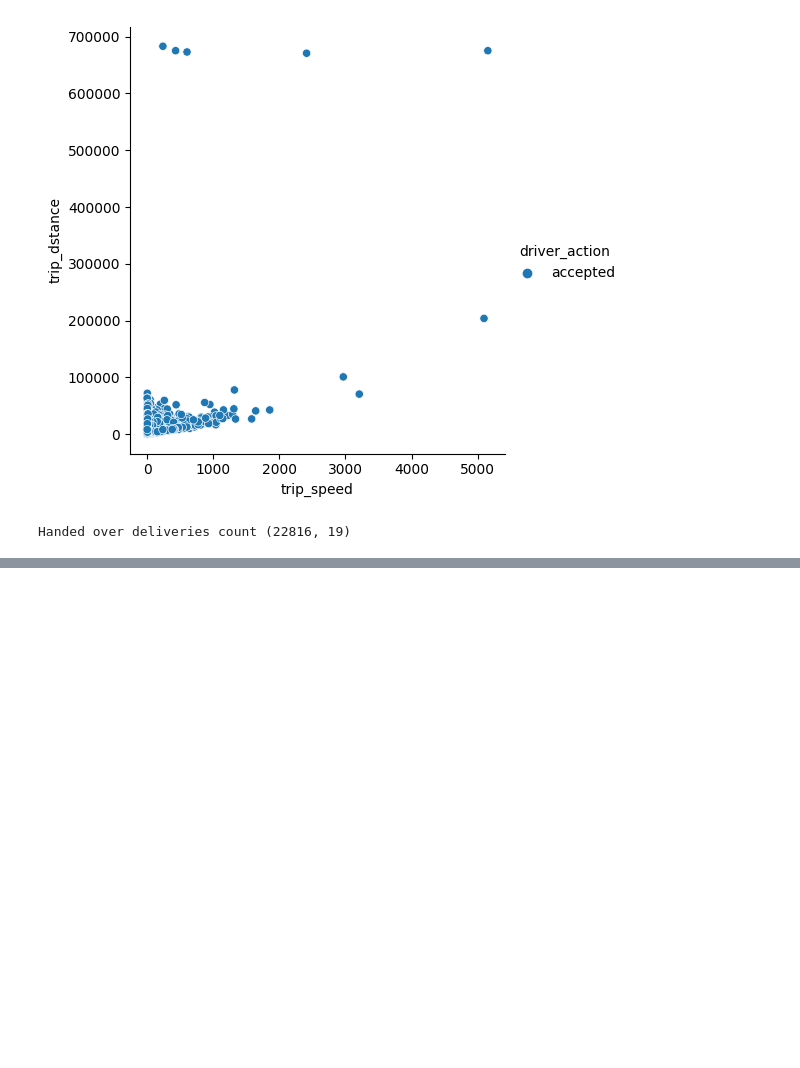
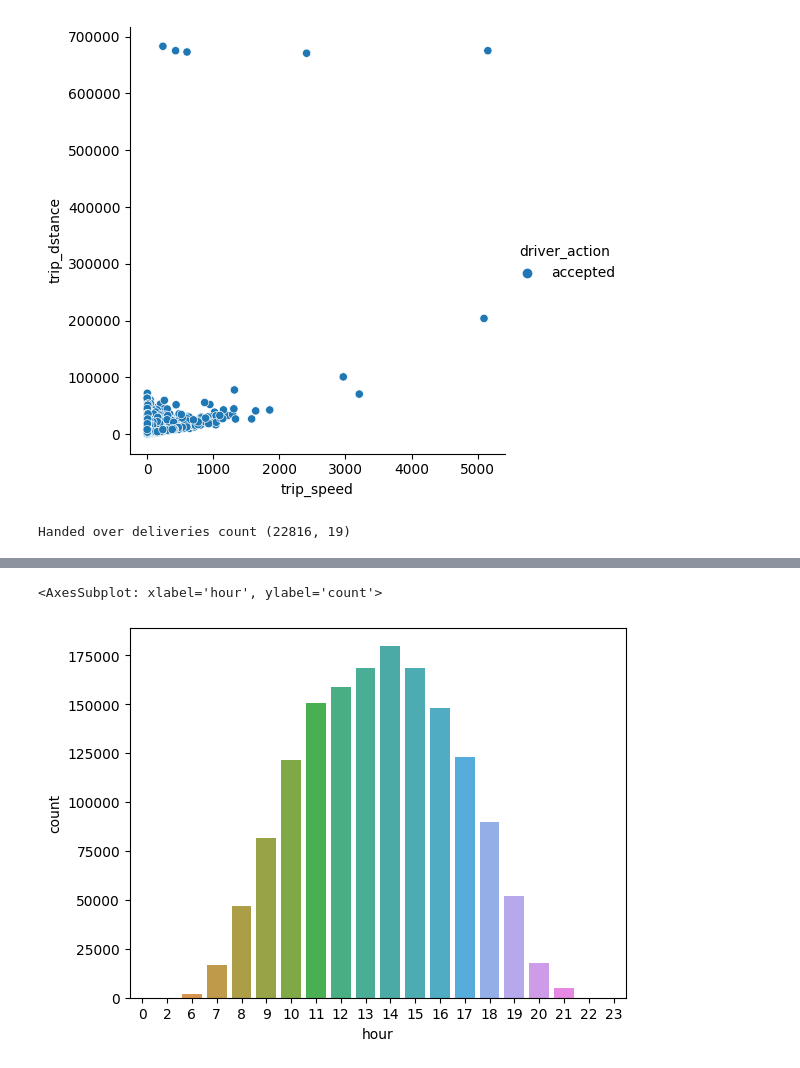
Before and after one commit to degagawolde/delivery-drivers-location-optimisation-with-causal-inference, a Jupyter notebook: notebooks/data_visualization.ipynb, the cells around one changed output, grey strips where cells are left out. Cells and saved outputs as stored; diff of their text form; code cells hidden in the pictures; blank space fills up the shorter version.

```diff
--- a/notebooks/data_visualization.ipynb
+++ b/notebooks/data_visualization.ipynb
@@ -220,0 +268,8 @@ Handed over deliveries count (22816, 19)
+# %%
+sns.barplot(
+    data=df_acc_new_rej,
+    x="hour", y="count"
+)
+# %% [output]
+<AxesSubplot: xlabel='hour', ylabel='count'>
+[figure, added]
```
Also changed, not shown: parts of 5 cells of this notebook, 13 other files.
